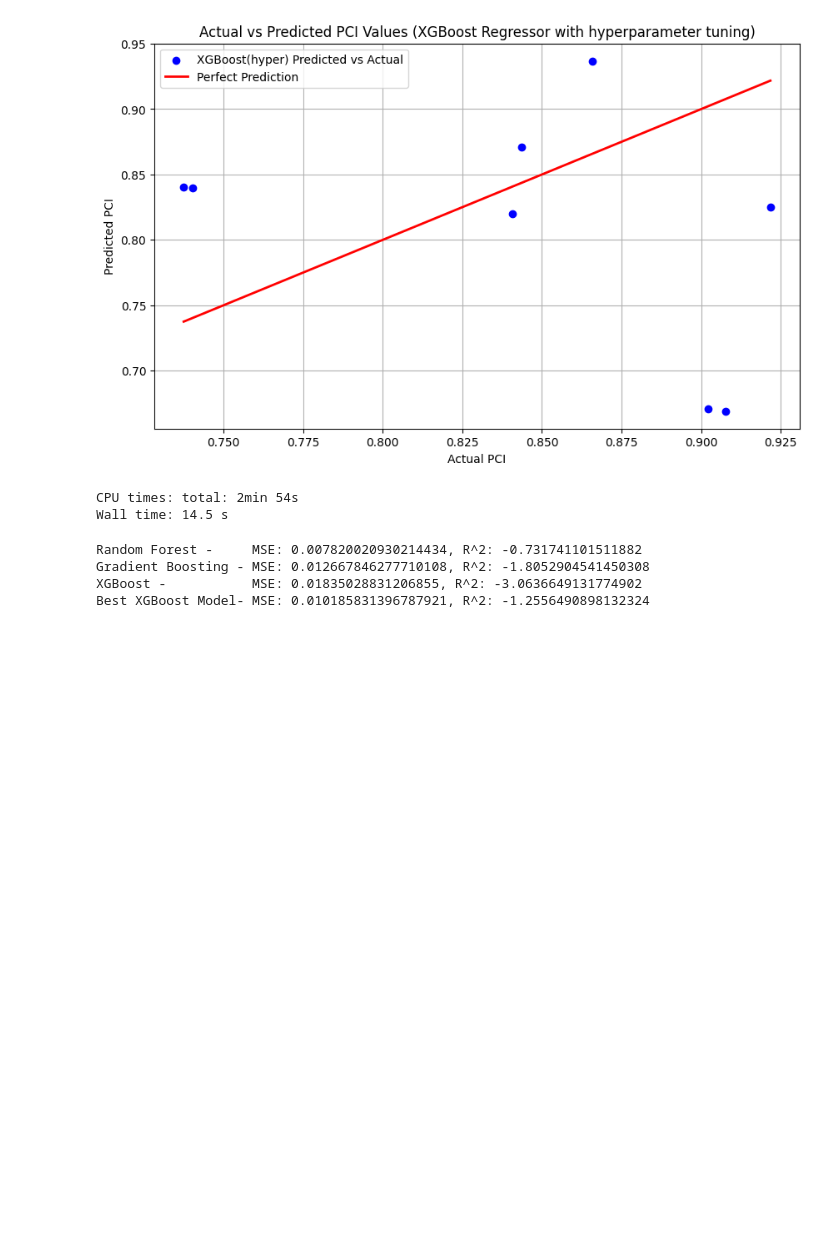
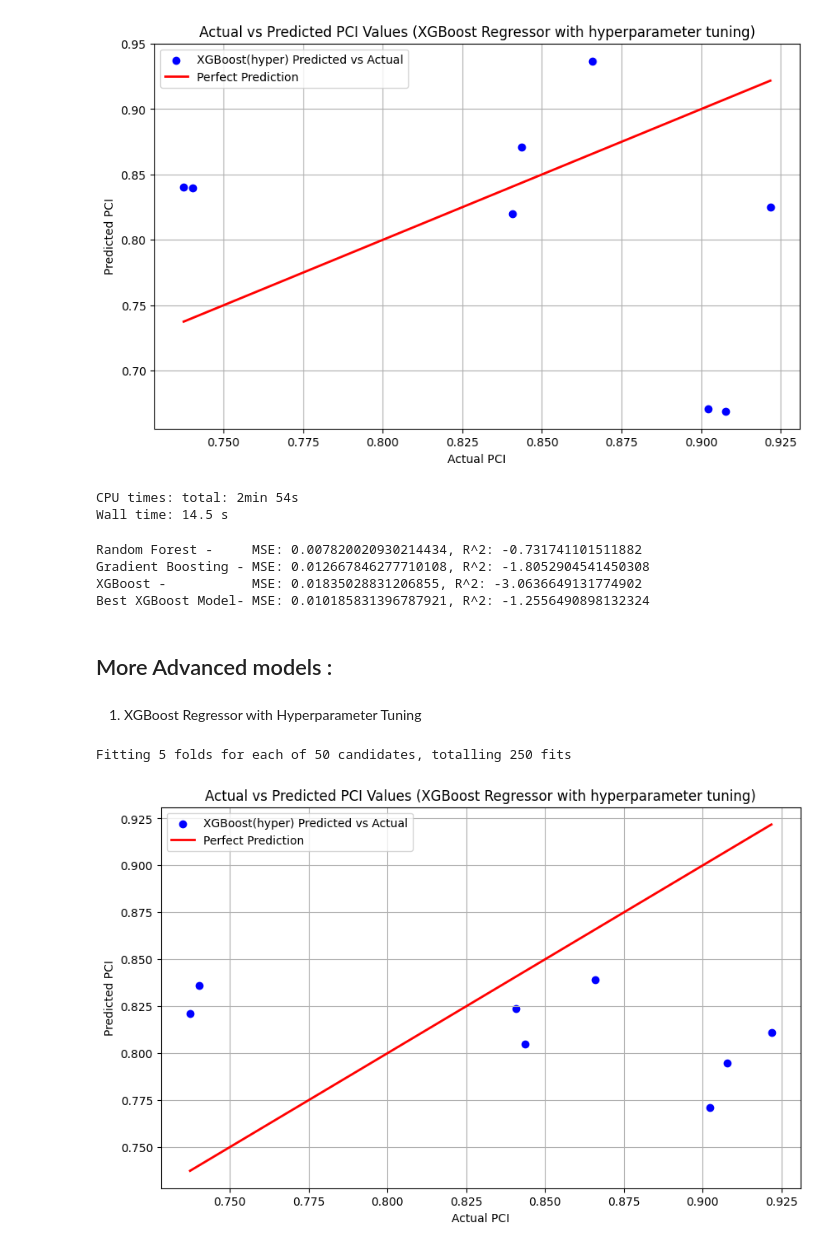
Before and after one commit to nexiouscaliver/pavement-condition-prediction, a Jupyter notebook: notebooks/trail-error.ipynb, the cells around one changed output. Saved outputs shown, nothing was run; the diff lists cells and outputs as text; code cells hidden in the pictures; blank space fills up the shorter version.

Commit message:
add misc. models and add catboost models

```diff
--- a/notebooks/trail-error.ipynb
+++ b/notebooks/trail-error.ipynb
@@ -171,3 +175,5 @@ Random Forest -     MSE: 0.007820020930214434, R^2: -0.731741101511882
 Gradient Boosting - MSE: 0.012667846277710108, R^2: -1.8052904541450308
 XGBoost -           MSE: 0.01835028831206855, R^2: -3.0636649131774902
 Best XGBoost Model- MSE: 0.010185831396787921, R^2: -1.2556490898132324
+# %% [markdown]
+## More Advanced models :
@@ -173,0 +191,33 @@ Best XGBoost Model- MSE: 0.010185831396787921, R^2: -1.2556490898132324
+# %% [markdown]
+1. XGBoost Regressor with Hyperparameter Tuning
+# %%
+%%time
+xgb = XGBRegressor(random_state=42)
+xgb_param_grid = {
+    'n_estimators': [100, 200, 300],
+    'learning_rate': [0.01, 0.1, 0.2],
+    'max_depth': [3, 5, 7],
+    'subsample': [0.7, 0.8, 0.9],
+    'colsample_bytree': [0.7, 0.8, 0.9]
+}
+
+xgb_random_search = RandomizedSearchCV(estimator=xgb, param_distributions=xgb_param_grid,
+                                       n_iter=50, cv=5, verbose=1, random_state=42, n_jobs=-1)
+xgb_random_search.fit(X_train, y_train)
+
+# Best model and predictions
+best_xgb = xgb_random_search.best_estimator_
+y_pred_xgb = best_xgb.predict(X_test)
+
+plt.figure(figsize=(10, 6))
+plt.scatter(y_test, y_pred_xgb, color='blue', label='XGBoost(hyper) Predicted vs Actual')
+plt.plot([y_test.min(), y_test.max()], [y_test.min(), y_test.max()], color='red', lw=2, label='Perfect Prediction')
+plt.title('Actual vs Predicted PCI Values (XGBoost Regressor with hyperparameter tuning)')
+plt.xlabel('Actual PCI')
+plt.ylabel('Predicted PCI')
+plt.legend()
+plt.grid(True)
+plt.show()
+# %% [output]
+Fitting 5 folds for each of 50 candidates, totalling 250 fits
+[figure, added]
```
Also changed, not shown: parts of 8 cells of this notebook.
